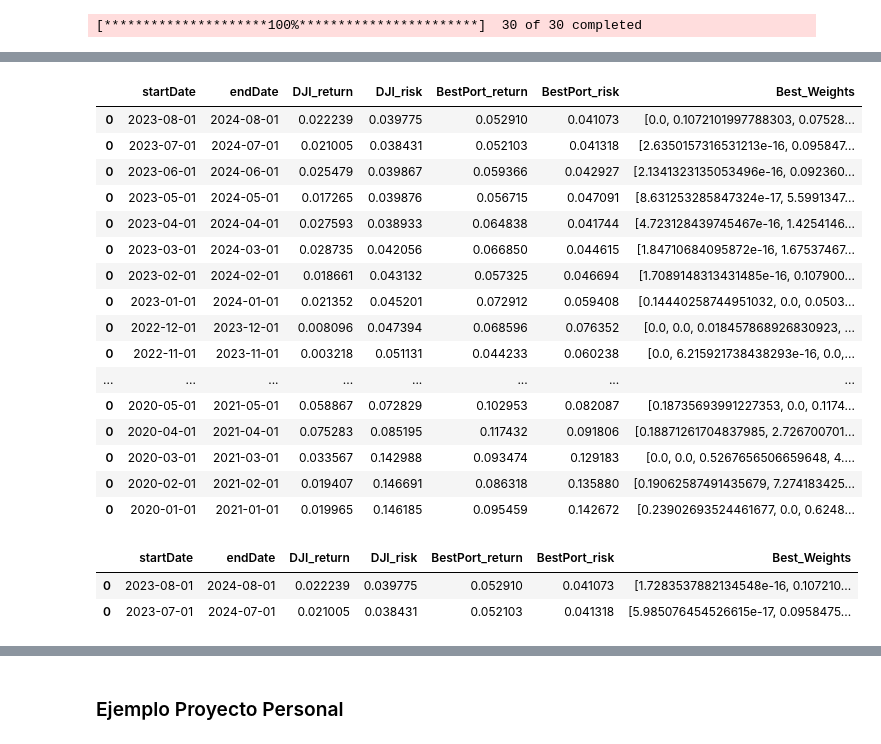
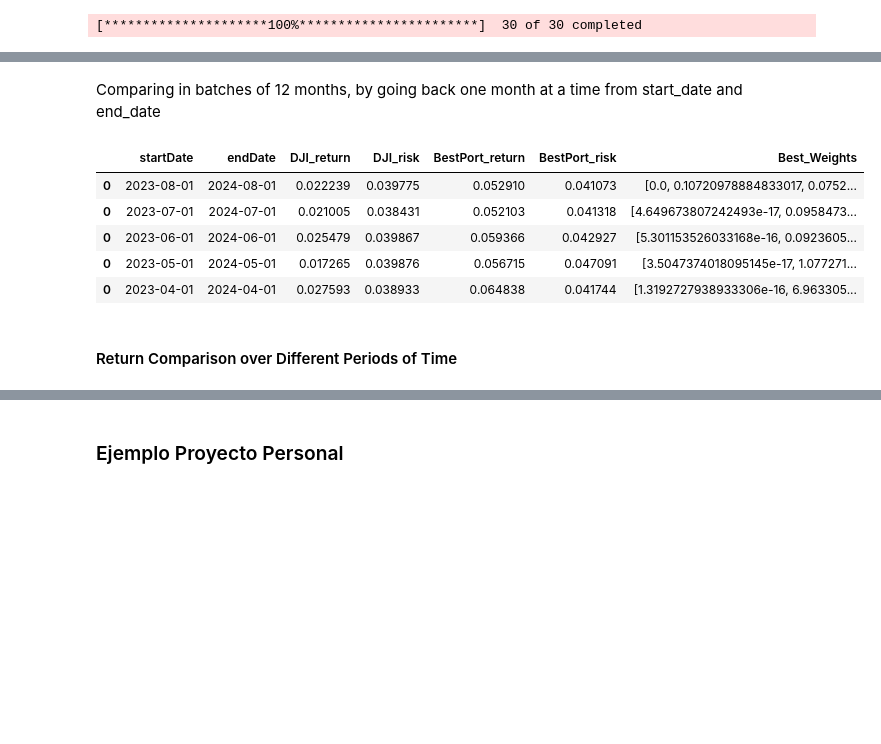
Before and after one commit to jorgelopez141/Markowitz-Optimization-of-the-DJI, a Jupyter notebook: CH4/CH4_results.ipynb, the cells around one changed output, grey strips where cells are left out. Saved outputs shown, nothing was run; the diff lists cells and outputs as text; code cells hidden in the pictures; blank space fills up the shorter version.

```diff
--- a/CH4/CH4_results.ipynb
+++ b/CH4/CH4_results.ipynb
@@ -802,9 +818,6 @@ portfolio_return(Weights_Lopez_SLSQP_Best100,training_pct_change)
 <h3 style="color:cyan;">Historical Performance of DJI</h3>
 # %%
 from datetime import date, datetime, timedelta
-
-start_date = date(2023,8,1)
-end_date = date(2024,7,31)
 # %%
 def prev_startdate(fn_startDate: date):
     return (fn_startDate - timedelta(days=1)).replace(day=1)
@@ -879,3 +877,5 @@ full_hist_prices >> filter(_.index >= start_date.strftime('%Y-%m-%d'),
+# %% [markdown]
+Comparing in batches of 12 months, by going back one month at a time from start_date and end_date
 # %%
 from siuba import *
 startingDf = pd.DataFrame(
@@ -919,22 +919,11 @@ while True:
         start_date = prev_startdate(start_date)
         end_date = prev_startdate(end_date)
 # %%
-startingDf
+startingDf.head()
 # %% [output]
 |  | startDate | endDate | DJI_return | DJI_risk | BestPort_return | BestPort_risk | Best_Weights |
-| 0 | 2023-08-01 | 2024-08-01 | 0.022239 | 0.039775 | 0.052910 | 0.041073 | [0.0, 0.1072101997788303, 0.07528... |
-| 0 | 2023-07-01 | 2024-07-01 | 0.021005 | 0.038431 | 0.052103 | 0.041318 | [2.6350157316531213e-16, 0.095847... |
-| 0 | 2023-06-01 | 2024-06-01 | 0.025479 | 0.039867 | 0.059366 | 0.042927 | [2.1341323135053496e-16, 0.092360... |
-| 0 | 2023-05-01 | 2024-05-01 | 0.017265 | 0.039876 | 0.056715 | 0.047091 | [8.631253285847324e-17, 5.5991347... |
-| 0 | 2023-04-01 | 2024-04-01 | 0.027593 | 0.038933 | 0.064838 | 0.041744 | [4.723128439745467e-16, 1.4254146... |
-| 0 | 2023-03-01 | 2024-03-01 | 0.028735 | 0.042056 | 0.066850 | 0.044615 | [1.84710684095872e-16, 1.67537467... |
-| 0 | 2023-02-01 | 2024-02-01 | 0.018661 | 0.043132 | 0.057325 | 0.046694 | [1.7089148313431485e-16, 0.107900... |
-| 0 | 2023-01-01 | 2024-01-01 | 0.021352 | 0.045201 | 0.072912 | 0.059408 | [0.14440258744951032, 0.0, 0.0503... |
-| 0 | 2022-12-01 | 2023-12-01 | 0.008096 | 0.047394 | 0.068596 | 0.076352 | [0.0, 0.0, 0.018457868926830923, ... |
-| 0 | 2022-11-01 | 2023-11-01 | 0.003218 | 0.051131 | 0.044233 | 0.060238 | [0.0, 6.215921738438293e-16, 0.0,... |
-| ... | ... | ... | ... | ... | ... | ... | ... |
-| 0 | 2020-05-01 | 2021-05-01 | 0.058867 | 0.072829 | 0.102953 | 0.082087 | [0.18735693991227353, 0.0, 0.1174... |
-| 0 | 2020-04-01 | 2021-04-01 | 0.075283 | 0.085195 | 0.117432 | 0.091806 | [0.18871261704837985, 2.726700701... |
-| 0 | 2020-03-01 | 2021-03-01 | 0.033567 | 0.142988 | 0.093474 | 0.129183 | [0.0, 0.0, 0.5267656506659648, 4.... |
-| 0 | 2020-02-01 | 2021-02-01 | 0.019407 | 0.146691 | 0.086318 | 0.135880 | [0.19062587491435679, 7.274183425... |
-| 0 | 2020-01-01 | 2021-01-01 | 0.019965 | 0.146185 | 0.095459 | 0.142672 | [0.23902693524461677, 0.0, 0.6248... |
+| 0 | 2023-08-01 | 2024-08-01 | 0.022239 | 0.039775 | 0.052910 | 0.041073 | [0.0, 0.10720978884833017, 0.0752... |
+| 0 | 2023-07-01 | 2024-07-01 | 0.021005 | 0.038431 | 0.052103 | 0.041318 | [4.649673807242493e-17, 0.0958473... |
+| 0 | 2023-06-01 | 2024-06-01 | 0.025479 | 0.039867 | 0.059366 | 0.042927 | [5.301153526033168e-16, 0.0923605... |
+| 0 | 2023-05-01 | 2024-05-01 | 0.017265 | 0.039876 | 0.056715 | 0.047091 | [3.5047374018095145e-17, 1.077271... |
+| 0 | 2023-04-01 | 2024-04-01 | 0.027593 | 0.038933 | 0.064838 | 0.041744 | [1.3192727938933306e-16, 6.963305... |
@@ -943,6 +930,2 @@ full_hist_prices.to_excel('example_all_prices.xlsx')
-# %%
-startingDf.head(2)
-# %% [output]
-|  | startDate | endDate | DJI_return | DJI_risk | BestPort_return | BestPort_risk | Best_Weights |
-| 0 | 2023-08-01 | 2024-08-01 | 0.022239 | 0.039775 | 0.052910 | 0.041073 | [1.7283537882134548e-16, 0.107210... |
-| 0 | 2023-07-01 | 2024-07-01 | 0.021005 | 0.038431 | 0.052103 | 0.041318 | [5.985076454526615e-17, 0.0958475... |
+# %% [markdown]
+#### Return Comparison over Different Periods of Time
```
Also changed, not shown: parts of 90 cells of this notebook, 4 other files.
